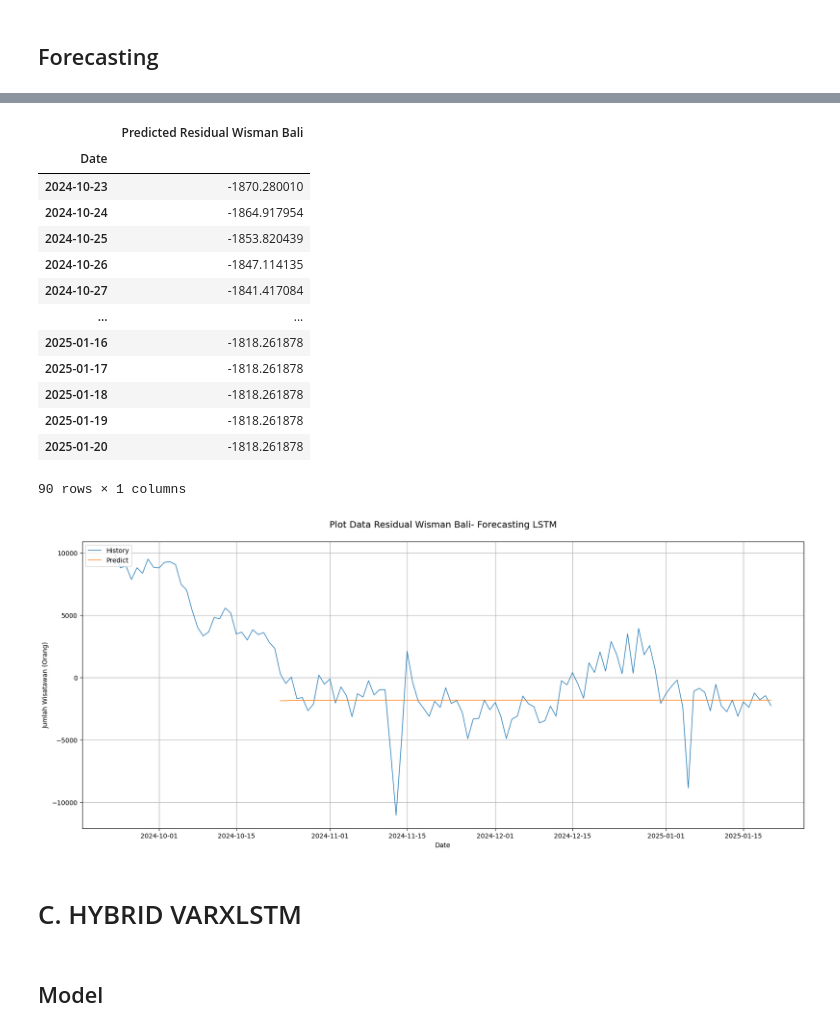
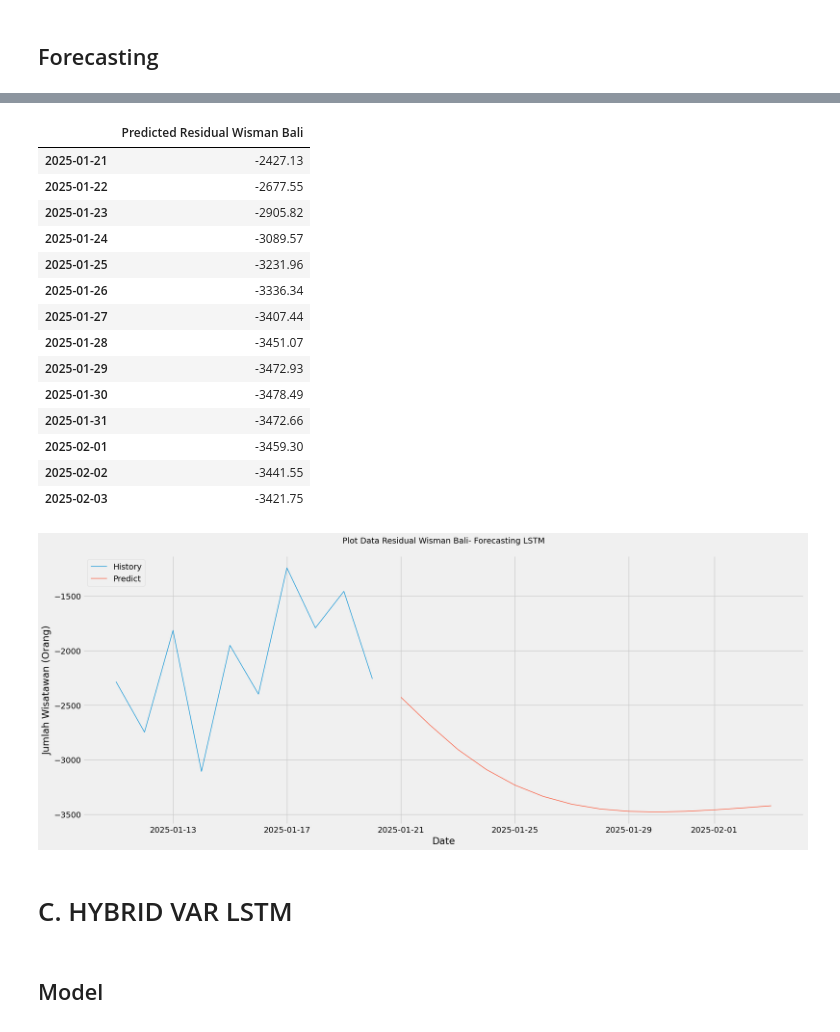
Before and after one commit to gladysadyaz/VAR, a Jupyter notebook: 30RELU_Hybrid_LSTM__Wisman.ipynb, the cells around one changed output, grey strips where cells are left out. Drawn from its saved outputs; the diff is of its cells as text; code cells hidden in the pictures.

```diff
--- a/30RELU_Hybrid_LSTM__Wisman.ipynb
+++ b/30RELU_Hybrid_LSTM__Wisman.ipynb
@@ -424,33 +455,12 @@ plt.show()
 # %% [markdown]
 ## Forecasting
 # %%
-# Forecasting for the next 90 steps
+# Forecasting for the next 14 steps
 predictions_lstm2 = []
-
-# Ambil 7 data terakhir (time_step = 7), reshape ke bentuk [1, 7, 1]
 input_data_lstm2 = scaled_data2[-time_step:].reshape(1, time_step, 1)
 
-for _ in range(90):
-    pred = model_manual_lstm2.predict(input_data_lstm2, verbose=0)
-
-    # Simpan hasil prediksi (scalar)
-    predictions_lstm2.append(pred[0][0])
-
-    # Update input dengan menambahkan prediksi dan membuang data paling awal
-    input_data_lstm2 = np.concatenate((input_data_lstm2[:, 1:, :], [[[pred[0][0]]]]), axis=1)
-
-# Ubah ke array dan reshape untuk inverse transform
-predictions_lstm2 = np.array(predictions_lstm2).reshape(-1, 1)
-
-# Inverse transform ke skala asli
-predictions_lstm2_actual = scaler2.inverse_transform(predictions_lstm2)
-
-# Simpan hasil ke DataFrame
-df_future_predictions_lstm2 = pd.DataFrame(predictions_lstm2_actual, columns=['Predicted Residual Wisman Bali'])
-
-# Sesuaikan index
-df_future_predictions_lstm2.index = df_update.index
-
-# Tampilkan hasil
-df_future_predictions_lstm2
+for _ in range(14):
+    pred = model_manual_lstm2.predict(input_data_lstm2)
+    predictions_lstm2.append(pred[0])
+    input_data_lstm2 = np.append(input_data_lstm2[:, 1:, :], [[pred[0]]], axis=1)
 # %% [output]
@@ -471,9 +480,0 @@ df_future_predictions_lstm2
-# %%
-# Forecasting for the next 90 steps
-predictions_lstm2 = []
-input_data_lstm2 = scaled_data2[-time_step:].reshape(1, time_step, 1)
-
-for _ in range(90):
-    pred = model_manual_lstm2.predict(input_data_lstm2)
-    predictions_lstm2.append(pred[0])
-    input_data_lstm2 = np.append(input_data_lstm2[:, 1:, :], [[pred[0]]], axis=1)
@@ -503,40 +486,42 @@ predictions_lstm2 = scaler2.inverse_transform(predictions_lstm2)
 df_future_predictions_lstm2 = pd.DataFrame(predictions_lstm2, columns=['Predicted Residual Wisman Bali'])
 
 # Assuming df_update is the dataframe where you want to align future predictions, here aligning index with the valid_data's last 7 steps.
-df_future_predictions_lstm2.index = df_update.index
+dates = pd.date_range(start="2025-01-21", periods=14, freq='D')
+df_future_predictions_lstm2.index = dates
 
 # Display the future predictions DataFrame
 df_future_predictions_lstm2
 # %% [output]
 |  | Predicted Residual Wisman Bali |
-| Date |  |
-| 2024-10-23 | -1870.280010 |
-| 2024-10-24 | -1864.917954 |
-| 2024-10-25 | -1853.820439 |
-| 2024-10-26 | -1847.114135 |
-| 2024-10-27 | -1841.417084 |
-| ... | ... |
-| 2025-01-16 | -1818.261878 |
-| 2025-01-17 | -1818.261878 |
-| 2025-01-18 | -1818.261878 |
-| 2025-01-19 | -1818.261878 |
-| 2025-01-20 | -1818.261878 |
+| 2025-01-21 | -2427.13 |
+| 2025-01-22 | -2677.55 |
+| 2025-01-23 | -2905.82 |
+| 2025-01-24 | -3089.57 |
+| 2025-01-25 | -3231.96 |
+| 2025-01-26 | -3336.34 |
+| 2025-01-27 | -3407.44 |
+| 2025-01-28 | -3451.07 |
+| 2025-01-29 | -3472.93 |
+| 2025-01-30 | -3478.49 |
+| 2025-01-31 | -3472.66 |
+| 2025-02-01 | -3459.30 |
+| 2025-02-02 | -3441.55 |
+| 2025-02-03 | -3421.75 |
-90 rows × 1 columns
 # %%
 # Plot Data
 plt.figure(figsize=(20, 8))
-plt.plot(df.iloc[-120:]['Wisman Bali'], linewidth=1, label='History')
+plt.plot(df.iloc[-10:]['Wisman Bali'], linewidth=1, label='History')
 plt.plot(df_future_predictions_lstm2['Predicted Residual Wisman Bali'], linewidth=1, label='Predict')
 plt.xlabel('Date')
 plt.ylabel('Jumlah Wisatawan (Orang)')
 plt.title('Plot Data Residual Wisman Bali- Forecasting LSTM\n', fontsize=14)
 plt.legend(loc='upper left')
 plt.grid(True)
 plt.show()
 # %% [output]
-[figure, old version]
+[figure, new version]
 # %% [markdown]
-# C. HYBRID VARXLSTM
+# C. HYBRID VAR LSTM
 # %% [markdown]
 ## Model
 # %%
```
Also changed, not shown: parts of 35 cells of this notebook.
